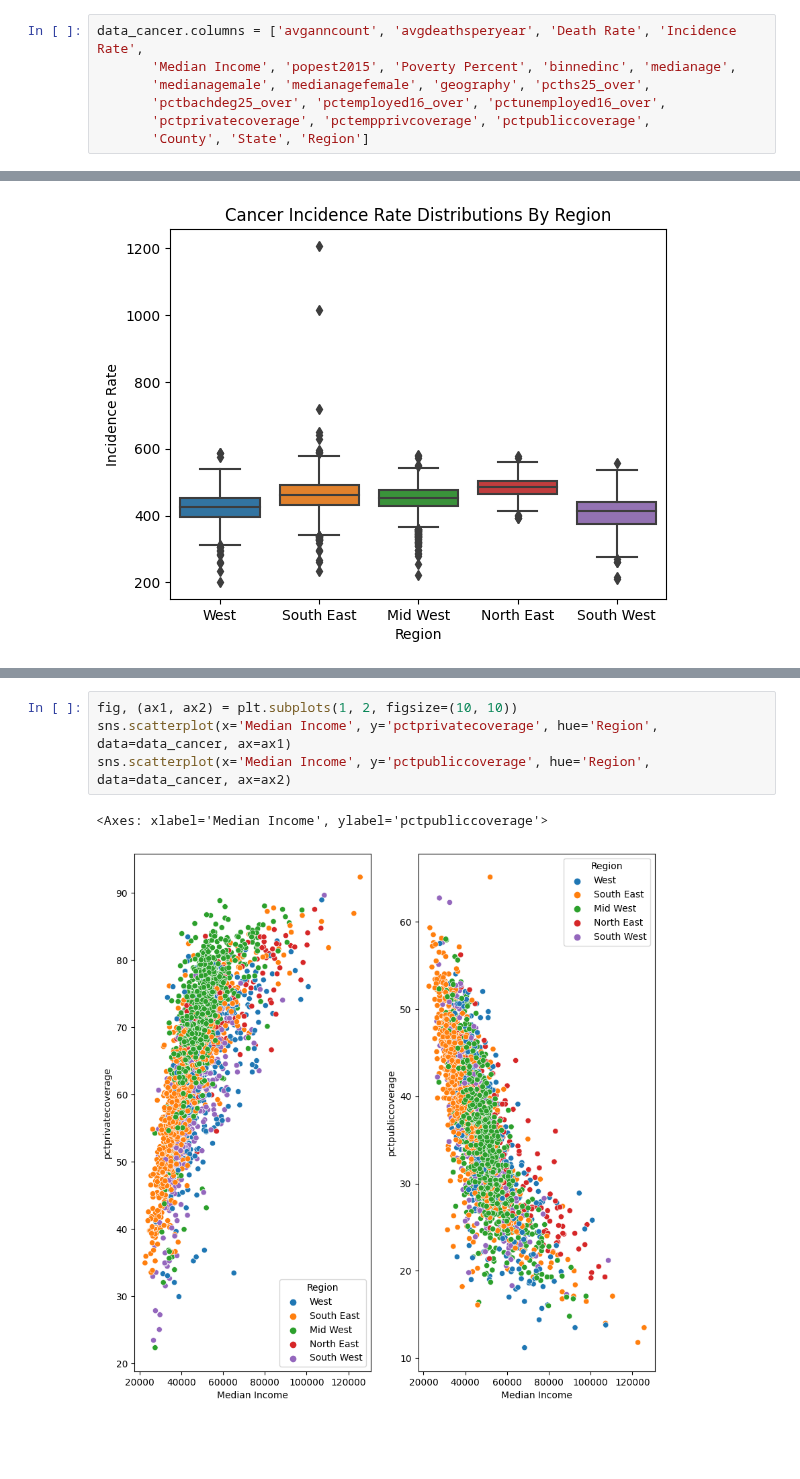
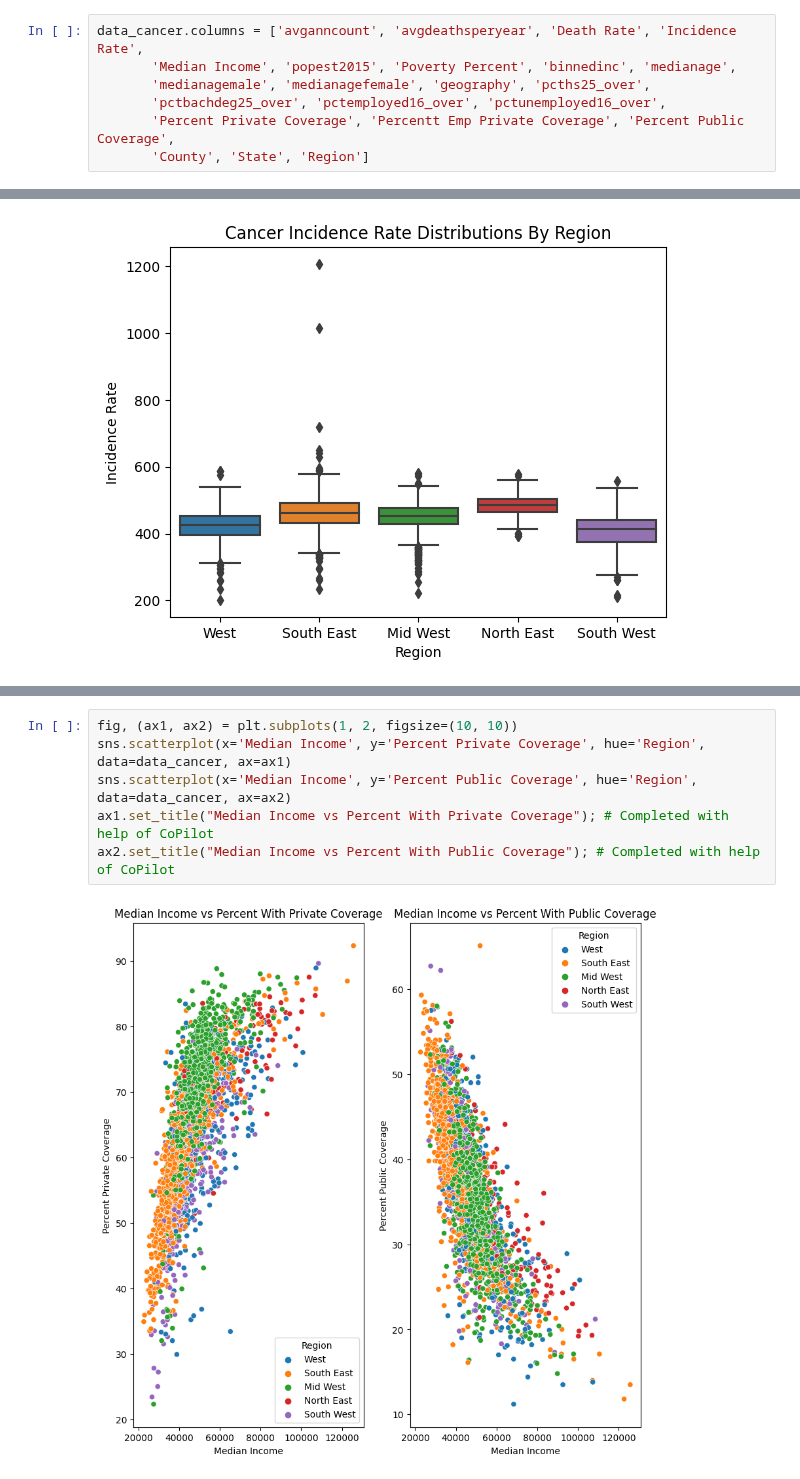
Before and after one commit to caseyhild/Data-Science-For-Cancer-Analysis, a Jupyter notebook: EDACheckpointGroup_Sp23_Casey_s_Group.ipynb, the cells around one changed output, grey strips where cells are left out. Cells and saved outputs as stored; diff of their text form; blank space fills up the shorter version.

```diff
--- a/EDACheckpointGroup_Sp23_Casey_s_Group.ipynb
+++ b/EDACheckpointGroup_Sp23_Casey_s_Group.ipynb
@@ -223,7 +238,7 @@ data_cancer.columns = ['avganncount', 'avgdeathsperyear', 'Death Rate', 'Inciden
        'Median Income', 'popest2015', 'Poverty Percent', 'binnedinc', 'medianage',
        'medianagemale', 'medianagefemale', 'geography', 'pcths25_over',
        'pctbachdeg25_over', 'pctemployed16_over', 'pctunemployed16_over',
-       'pctprivatecoverage', 'pctempprivcoverage', 'pctpubliccoverage',
+       'Percent Private Coverage', 'Percentt Emp Private Coverage', 'Percent Public Coverage',
        'County', 'State', 'Region']
 # %%
 data_cancer['pctemployed16_over'].isna().any()
@@ -280,7 +303,8 @@ plt.title("Percent of High Sco")
 # %%
 fig, (ax1, ax2) = plt.subplots(1, 2, figsize=(10, 10))
-sns.scatterplot(x='Median Income', y='pctprivatecoverage', hue='Region', data=data_cancer, ax=ax1)
-sns.scatterplot(x='Median Income', y='pctpubliccoverage', hue='Region', data=data_cancer, ax=ax2)
+sns.scatterplot(x='Median Income', y='Percent Private Coverage', hue='Region', data=data_cancer, ax=ax1)
+sns.scatterplot(x='Median Income', y='Percent Public Coverage', hue='Region', data=data_cancer, ax=ax2)
+ax1.set_title("Median Income vs Percent With Private Coverage"); # Completed with help of CoPilot
+ax2.set_title("Median Income vs Percent With Public Coverage"); # Completed with help of CoPilot
 # %% [output]
-<Axes: xlabel='Median Income', ylabel='pctpubliccoverage'>
-[figure, old version]
+[figure, new version]
```
Also changed, not shown: parts of 8 cells of this notebook.
